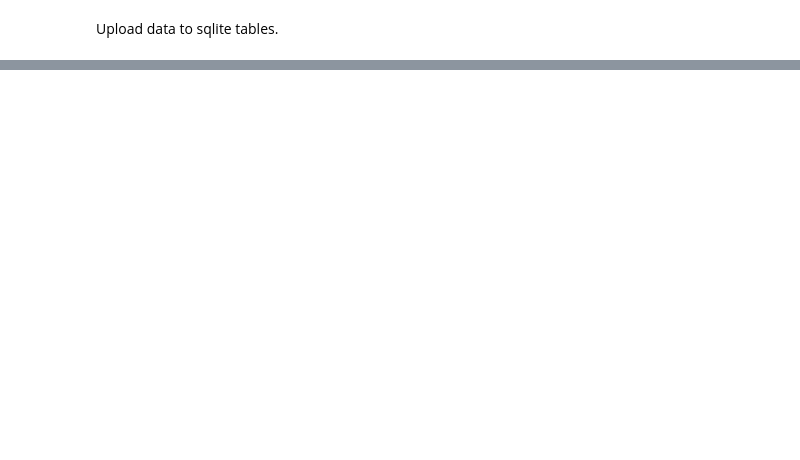
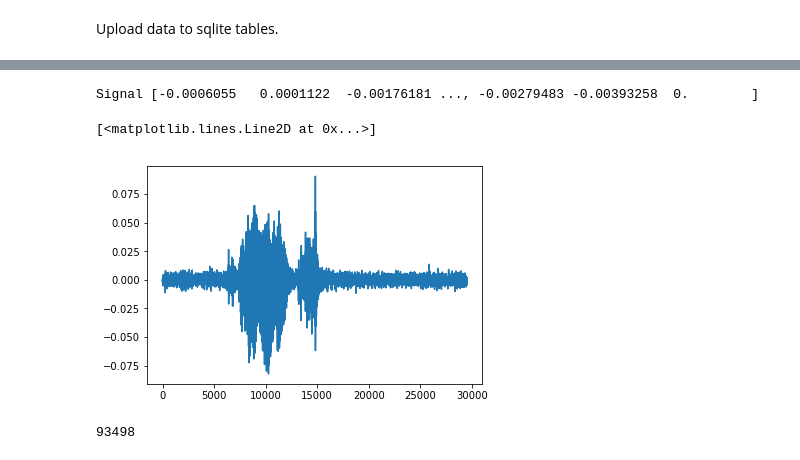
Before and after one commit to rkmalaiya/emotion_speech_perception, a Jupyter notebook: feature_extraction_lstm-with_batches_for_same_inputsample.ipynb, the cells around one changed output, grey strips where cells are left out. Saved outputs shown, nothing was run; the diff lists cells and outputs as text; code cells hidden in the pictures; blank space fills up the shorter version.

```diff
--- a/feature_extraction_lstm-with_batches_for_same_inputsample.ipynb
+++ b/feature_extraction_lstm-with_batches_for_same_inputsample.ipynb
@@ -48,0 +52,15 @@ for sig in sigs_diff_length:
+# %%
+print("Signal",x_y.iloc[-1,:].sigs.ravel())
+plt.plot(x_y.iloc[-1,:].sigs.ravel())
+# %% [output]
+Signal [-0.0006055   0.0001122  -0.00176181 ..., -0.00279483 -0.00393258  0.        ]
+[<matplotlib.lines.Line2D at 0x...>]
+[figure, added]
+# %%
+x_y.loc[:,"sequence_length"] = None
+x_y.loc[:,"max"] = None
+
+time_step = max([sig.shape[0] for sig in x_y.sigs ])
+print(time_step)
+# %% [output]
+93498
```
Also changed, not shown: parts of 32 cells of this notebook, 2 other files.
